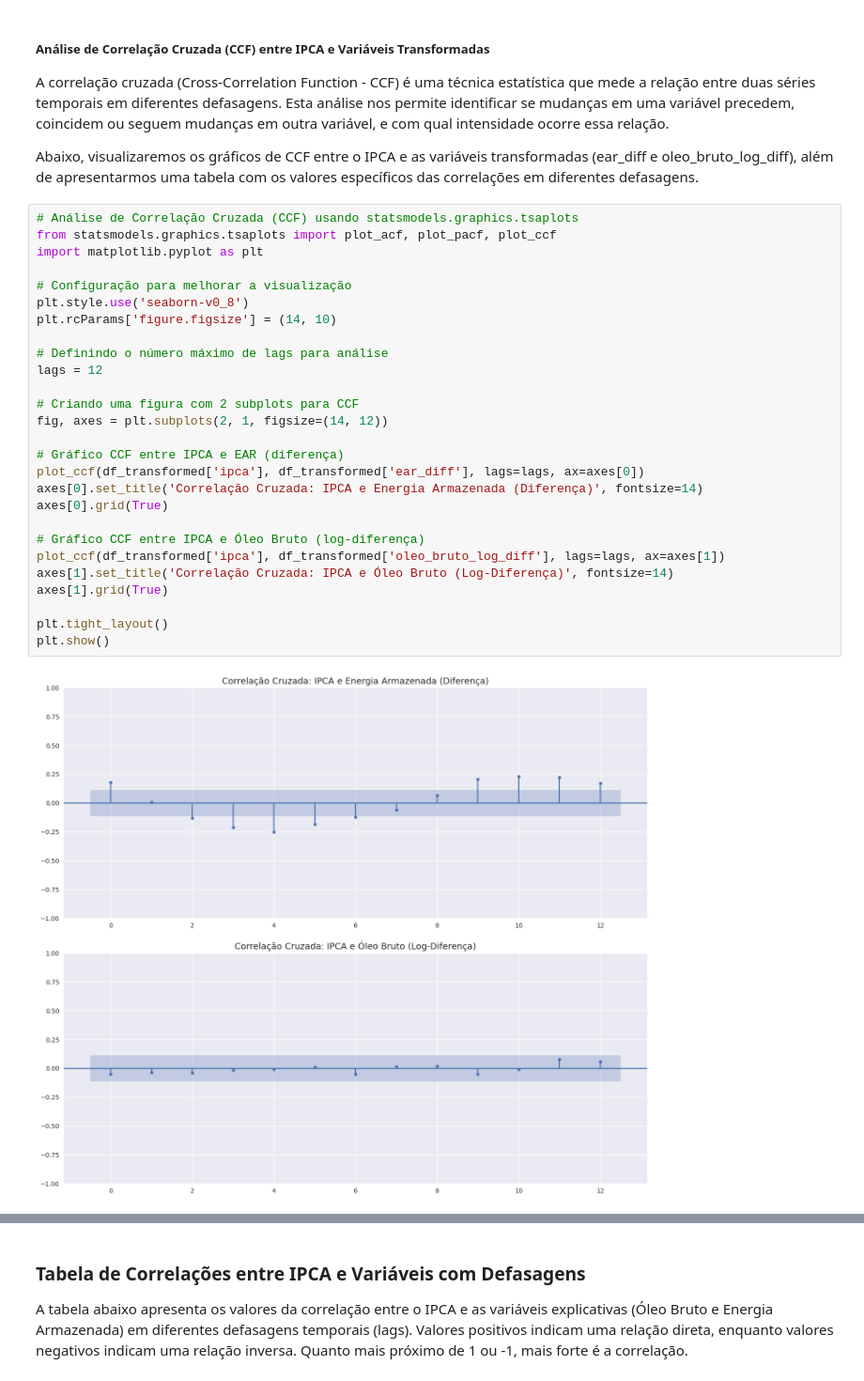
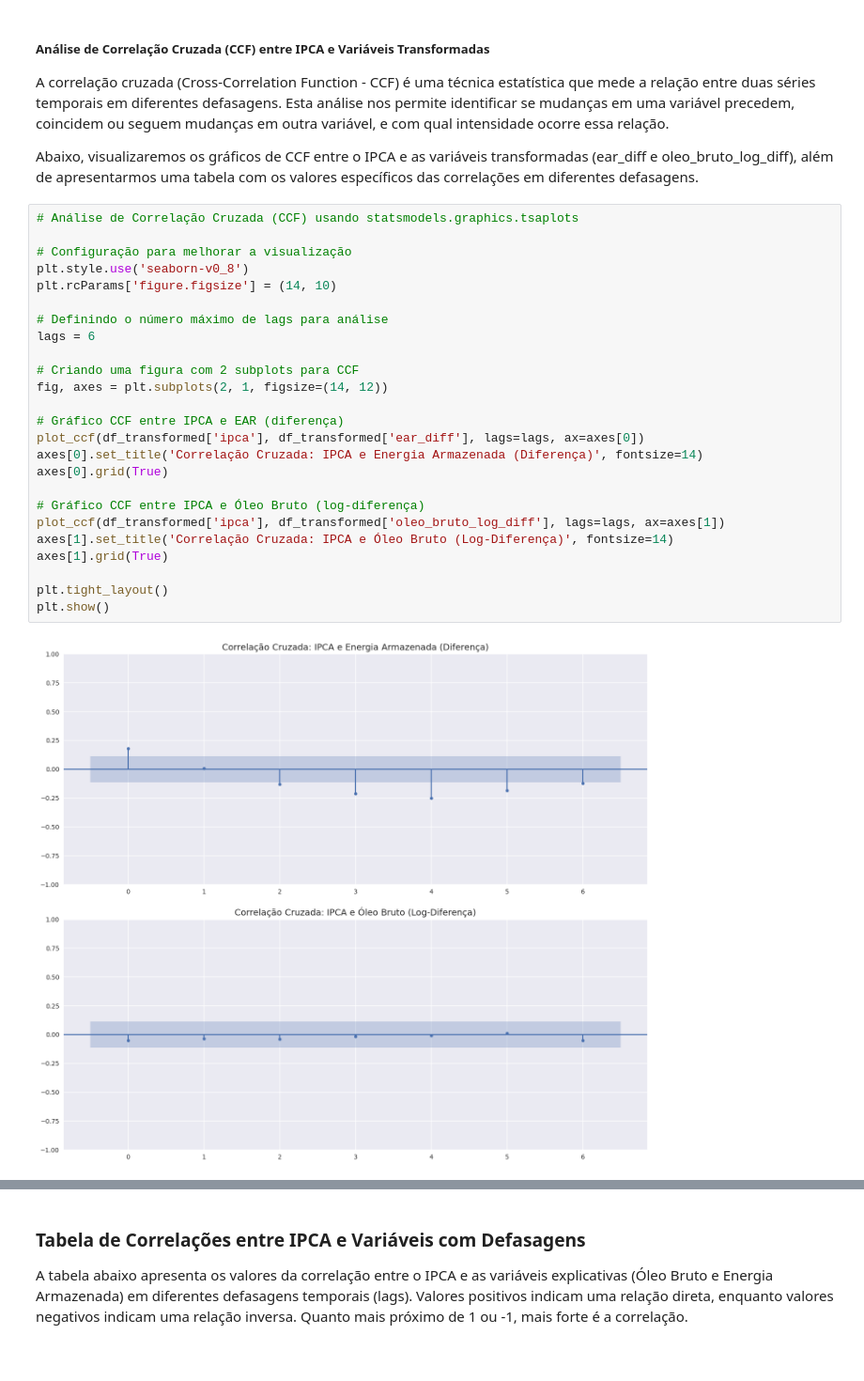
Before and after one commit to DPH38/DataScienceProject-, a Jupyter notebook: analise.ipynb, the cells around one changed output, grey strips where cells are left out. Shown at 94% size. Cells and saved outputs as stored; diff of their text form.

```diff
--- a/analise.ipynb
+++ b/analise.ipynb
@@ -758,32 +778,30 @@ A correlação cruzada (Cross-Correlation Function - CCF) é uma técnica estat
 Abaixo, visualizaremos os gráficos de CCF entre o IPCA e as variáveis transformadas (ear_diff e oleo_bruto_log_diff), além de apresentarmos uma tabela com os valores específicos das correlações em diferentes defasagens.
 # %%
 # Análise de Correlação Cruzada (CCF) usando statsmodels.graphics.tsaplots
-from statsmodels.graphics.tsaplots import plot_acf, plot_pacf, plot_ccf
-import matplotlib.pyplot as plt
 
 # Configuração para melhorar a visualização
 plt.style.use('seaborn-v0_8')
 plt.rcParams['figure.figsize'] = (14, 10)
 
 # Definindo o número máximo de lags para análise
-lags = 12
+lags = 6
 
 # Criando uma figura com 2 subplots para CCF
 fig, axes = plt.subplots(2, 1, figsize=(14, 12))
 
 # Gráfico CCF entre IPCA e EAR (diferença)
 plot_ccf(df_transformed['ipca'], df_transformed['ear_diff'], lags=lags, ax=axes[0])
 axes[0].set_title('Correlação Cruzada: IPCA e Energia Armazenada (Diferença)', fontsize=14)
 axes[0].grid(True)
 
 # Gráfico CCF entre IPCA e Óleo Bruto (log-diferença)
 plot_ccf(df_transformed['ipca'], df_transformed['oleo_bruto_log_diff'], lags=lags, ax=axes[1])
 axes[1].set_title('Correlação Cruzada: IPCA e Óleo Bruto (Log-Diferença)', fontsize=14)
 axes[1].grid(True)
 
 plt.tight_layout()
 plt.show()
 # %% [output]
-[figure, old version]
+[figure, new version]
 # %%
 # Calculando as correlações entre IPCA e as variáveis transformadas com diferentes defasagens (lags)
```
Also changed, not shown: parts of 27 cells of this notebook, 2 other files.
